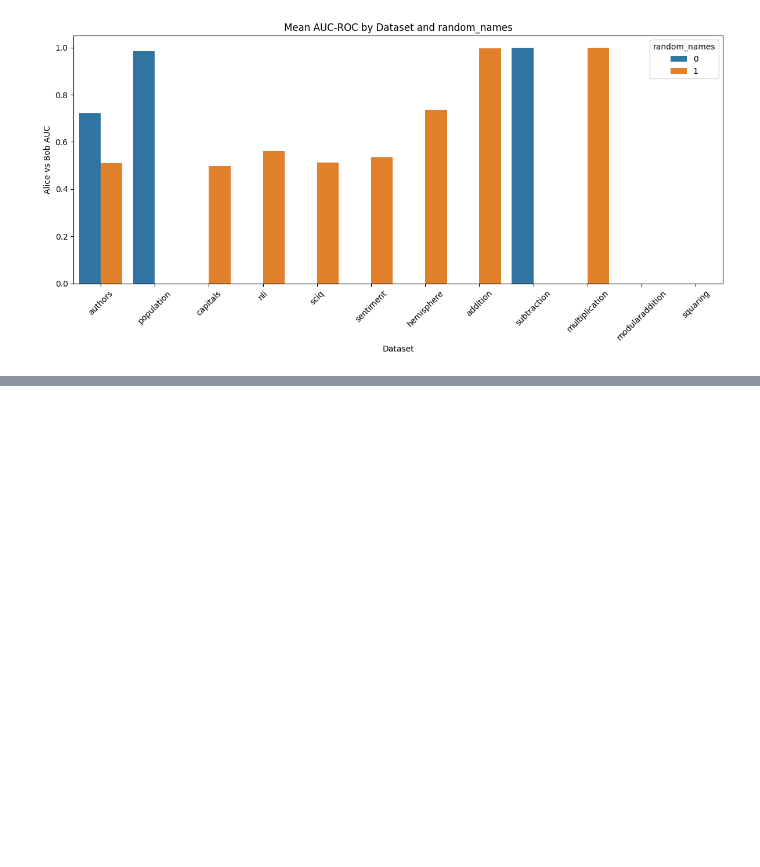
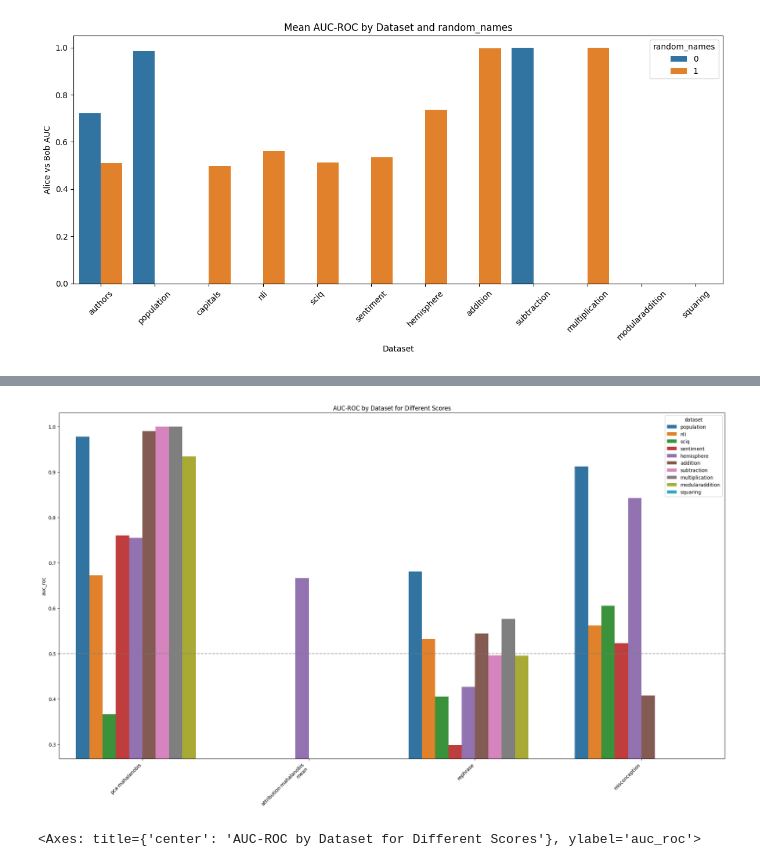
Before and after one commit to EleutherAI/cupbearer, a Jupyter notebook: notebooks/plot_results.ipynb, the cells around one changed output, grey strips where cells are left out. Saved outputs shown, nothing was run; the diff lists cells and outputs as text; code cells hidden in the pictures; blank space fills up the shorter version.

Commit message:
collect layer aggretaged results

```diff
--- a/notebooks/plot_results.ipynb
+++ b/notebooks/plot_results.ipynb
@@ -301,0 +251,10 @@ df[df['layer'] < 0]
+# %%
+mart_df = get_data(filters['none'], log_dir=mart_logs_dir)
+mart_df['score'] = 'pca-mahalanobis'
+df_all = pd.concat([df, mart_df])
+df_all['score'] = pd.Categorical(df_all['score'], categories=score_order, ordered=True)
+
+plot_auc_roc_by_layer_by_score(df_all, multilayer=False)
+# %% [output]
+[figure, added]
+<Axes: title={'center': 'AUC-ROC by Dataset for Different Scores'}, ylabel='auc_roc'>
```
Also changed, not shown: parts of 12 cells of this notebook, 1 other file.
